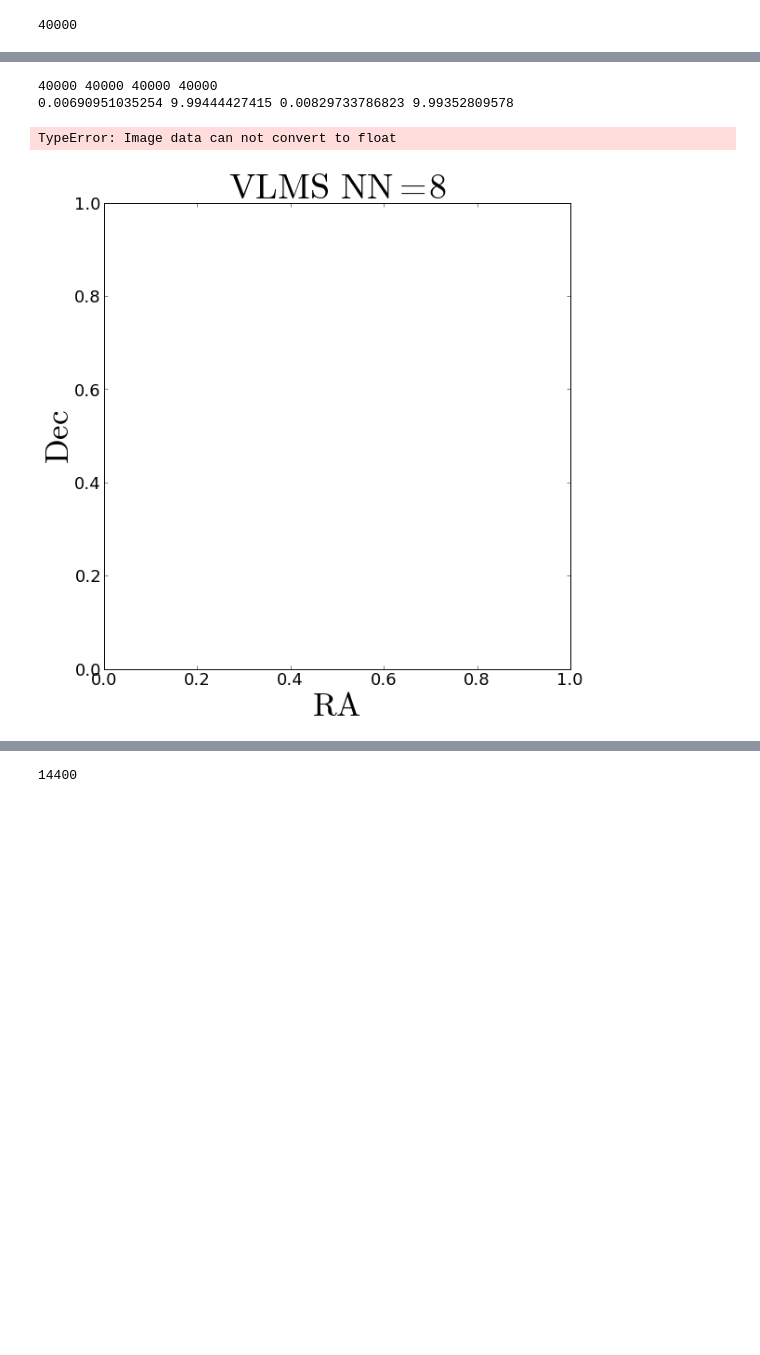
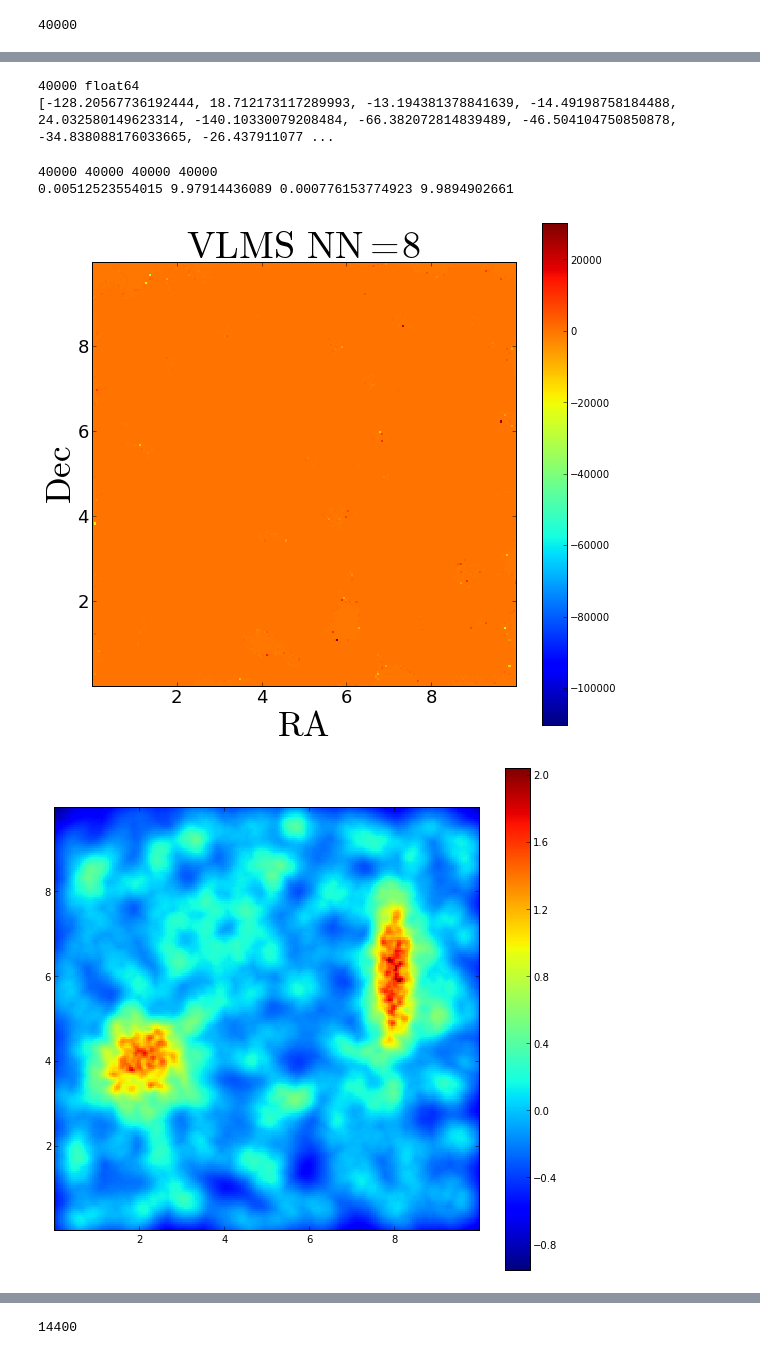
Before and after one commit to jngaravitoc/Bayesian_Homeworks, a Jupyter notebook: Bayesian_Code_2Analytic_Solution.ipynb, the cells around one changed output, grey strips where cells are left out. Cells and saved outputs as stored; diff of their text form; code cells hidden in the pictures; blank space fills up the shorter version.

Commit message:
Sigma error implemented

```diff
--- a/Bayesian_Code_2Analytic_Solution.ipynb
+++ b/Bayesian_Code_2Analytic_Solution.ipynb
@@ -172,24 +172,28 @@ print d_0[0:10]
 #Sigma Estimator
 def sigma_estimator(K, Res):
     k = range(1, 100)
-    global sigma_0
-    sigma_0 = []
+    global sigma_2
+    sigma_2 = []
     #NDots = linspace(0, D, Res)
     #ndots = len(NDots)*len(NDots)
     for i in range(len(d4)): #escala los puntos del espacio
         S = []
         for j in range (K):# j escala los vecinos
-            sigma = (K/((-(3.0*(d4[i][j])**2.0)/(d_0[i]**2)) + k[j]))
+            sigma = K/(((-3.0*(d4[i][j])**2.0)/(d_0[i]**2.0)) + k[j])  # Ojo los signos están alrevez
             S.append(sigma)
-        S2 = (sqrt(sum(S)))
-        sigma_0.append(S2) #This is divided in order to get n_0
-    #print T3
+        S2 = ((sum(S)))
+        sigma_2.append(S2)
+    #print type(sigma), dtype(S[1]), type(S), dtype(S2), type(sigma_2)
+
 sigma_estimator(12, 200)
 
-print len(sigma_0)
+print len(sigma_2), dtype(sigma_2[1])
 #print amax(T2)
 #print sum(T)
-print sigma_0[30:80]
+print sigma_2[0:20]
+# %% [output]
+40000 float64
+[-128.20567736192444, 18.712173117289993, -13.194381378841639, -14.49198758184488, 24.032580149623314, -140.10330079208484, -66.382072814839489, -46.504104750850878, -34.838088176033665, -26.437911077 ...
 # %%
 # Check color this creates the grid in order to make the density plot
 def plots(Res):
@@ -216,42 +220,50 @@ def plots(Res):
     #print len(x), len(y), len(T3)
     #print y[0:100]
 plots(200)
-print len(x), len(y), len(d_0), len(sigma_0)
+print len(x), len(y), len(d_0), len(sigma_1)
 print amin(y), amax(y), amin(x), amax(x)
 # %% [output]
 40000 40000 40000 40000
-0.00690951035254 9.99444427415 0.00829733786823 9.99352809578
+0.00512523554015 9.97914436089 0.000776153774923 9.9894902661
 # %%
 figure(num=None, figsize=(9.5,9))
 
 xmin = amin(x)
 xmax = amax(x)
 ymin = amin(y)
 ymax = amax(y)
 
 #Rxmin = amin(R*cos(theta))
 #Rxmax = amax(R*cos(theta))
 #Rymin = amin(R*sin(theta))
 #Rymax = amax(R*sin(theta))
 
 #a = xmax - xmin
 #b = ymax - ymin
 xlabel('$\mathrm{RA}$', fontsize = 35)
 ylabel('$\mathrm{Dec}$', fontsize = 35)
 title('$\mathrm{VLMS}$ $\mathrm{NN=8}$', fontsize = 38)
 tick_params(axis='both', which='major', labelsize=18)
-hist,xedges,yedges = numpy.histogram2d(x, y, bins=(200, 200),range=[[xmin,xmax],[ymin,ymax]], weights = sigma_0)
+hist,xedges,yedges = numpy.histogram2d(x, y, bins=(200, 200),range=[[xmin,xmax],[ymin,ymax]], weights = sigma_2)
 hist = hist.transpose()
 my_extent = (xedges[0], xedges[-1], yedges[0], yedges[-1])
-imshow(log10(hist), extent=[xmax,xmin,ymin,ymax], interpolation = 'gaussian',origin='lower')
+imshow((hist), extent=[xmin, xmax, ymin, ymax], interpolation = 'nearest',origin='lower')
 colorbar(shrink = 1.0)    #this shrink is to set the scale of the colorbar
+
 #scatter((X + 0.5), (Y + 0.5), s = 1.5)
 #scatter(x, y, s = 0.5)
 #xlim([840, 850])
 #ylim([-20, -10])
 #savefig('VLMS_k12Res200NOLOG.png')
 show()
    # print hist[1:10], x[1:10], y[1:10]
+figure(num=None, figsize=(9.5,9))
+hist2,xedges,yedges = numpy.histogram2d(x, y, bins=(200, 200),range=[[xmin,xmax],[ymin,ymax]], weights = d_0)
+hist2 = hist2.transpose()
+my_extent = (xedges[0], xedges[-1], yedges[0], yedges[-1])
+imshow(np.log10(hist2), extent=[xmin, xmax, ymin, ymax], interpolation = 'nearest',origin='lower')
+colorbar(shrink = 1.0)
+show()
 # %% [output]
-TypeError: Image data can not convert to float
-[figure, old version]
+[figure, new version]
+[figure, added]
```
Also changed, not shown: parts of 5 cells of this notebook.
